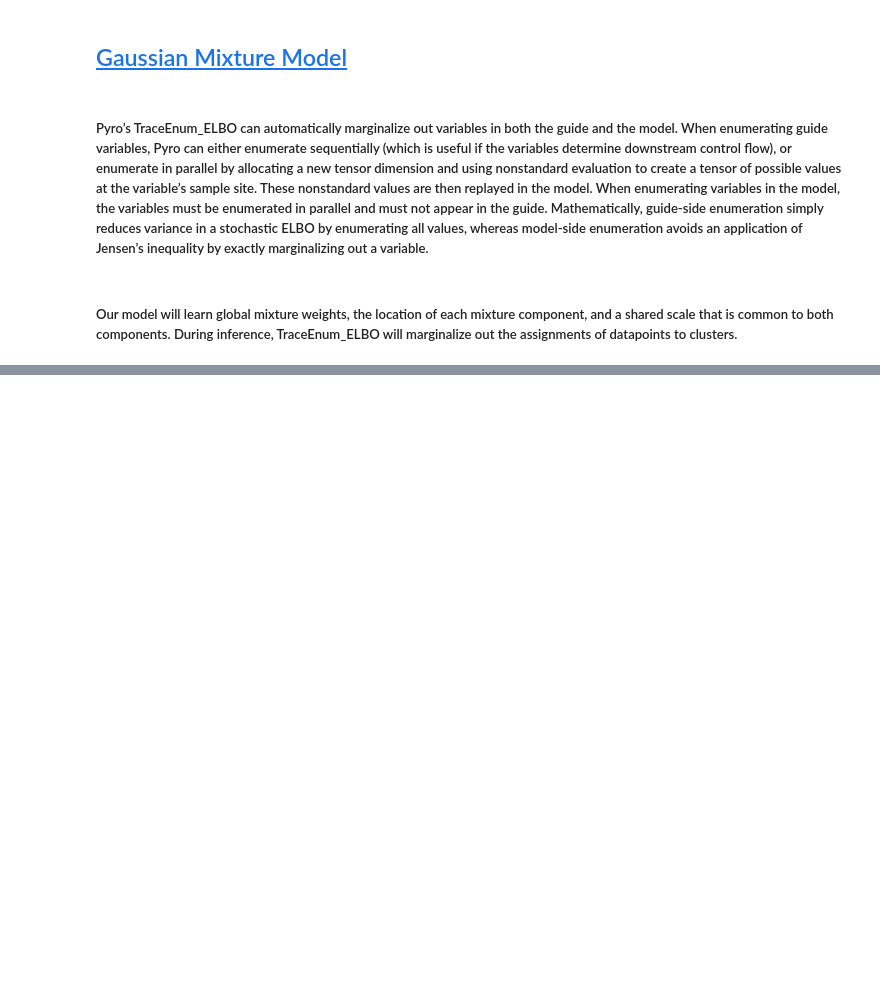
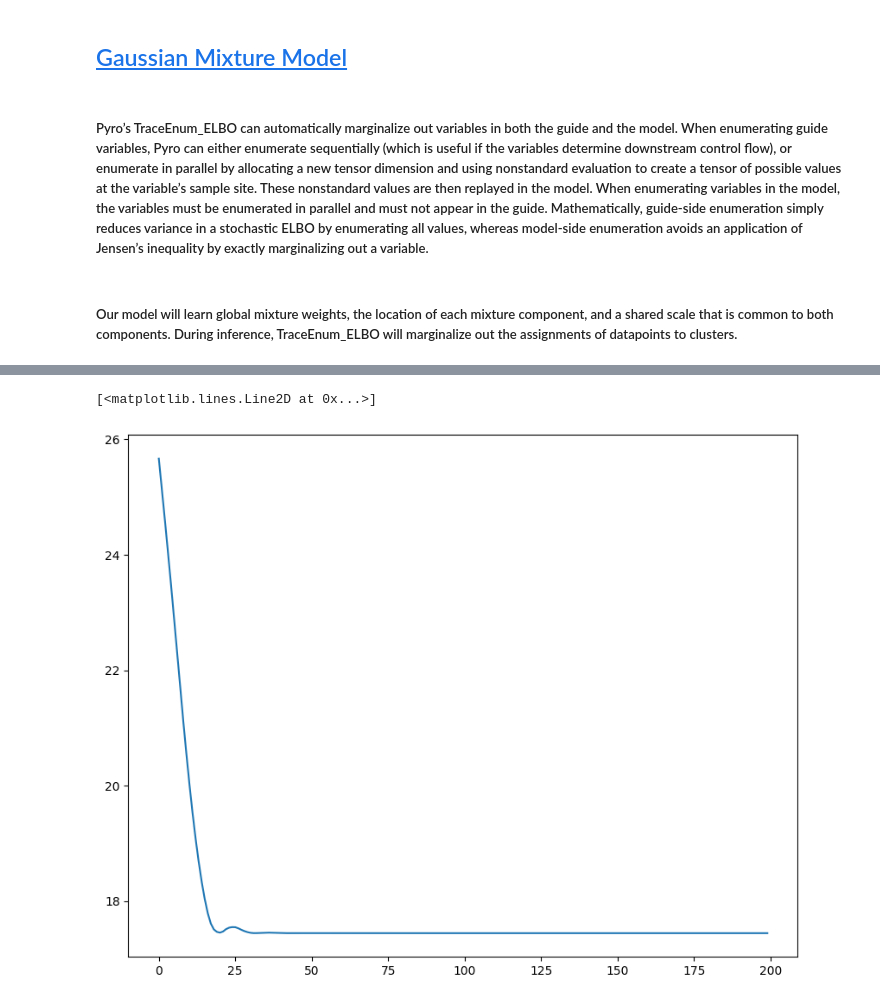
Before and after one commit to drclab/GP_VAE, a Jupyter notebook: drclab/Pyro/svi_GM_00.ipynb, the cells around one changed output, grey strips where cells are left out. Drawn from its saved outputs; the diff is of its cells as text; code cells hidden in the pictures; blank space fills up the shorter version.

```diff
--- a/drclab/Pyro/svi_GM_00.ipynb
+++ b/drclab/Pyro/svi_GM_00.ipynb
@@ -38,0 +51,24 @@ def model(data):
+# %%
+def init_loc_fn(site):
+    if site['name'] == 'weights':
+        return torch.ones(K) / K
+    if site['name'] == 'scale':
+        return (data.var() * 0.5).sqrt()
+    if site['name'] == 'locs':
+        return data[torch.multinomial(torch.ones(len(data)) / len(data), K)]
+    raise ValueError(site['name'])
+# %%
+def initialize(seed):
+    global global_guide, svi
+    pyro.set_rng_seed(seed)
+    pyro.clear_param_store()
+    global_guide = AutoDelta(
+        poutine.block(model, expose = ['weights', 'locs', 'scale']),
+        init_loc_fn= init_loc_fn
+    )
+
+    svi = SVI(model, global_guide, optim, loss=elbo)
+
+    return svi.loss(model, global_guide, data)
+# %%
+loss, seed = min((initialize(seed), seed) for seed in range(100))
@@ -38,0 +87,11 @@ def model(data):
+# %%
+for name, value in pyro.get_param_store().named_parameters():
+    value.register_hook(lambda g, name=name: gradient_norms[name].append(g.norm().item()))
+
+losses = []
+
+for i in range(200 if not smoke_test else 2):
+    loss = svi.step(data)
+    losses.append(loss)
+    if i % 10 == 0:
+        print(loss)
@@ -38,0 +119,6 @@ def model(data):
+# %%
+pyplot.figure(figsize=(10,8), dpi = 100).set_facecolor("white")
+pyplot.plot(losses)
+# %% [output]
+[<matplotlib.lines.Line2D at 0x...>]
+[figure, added]
```
Also changed, not shown: parts of 29 cells of this notebook.
